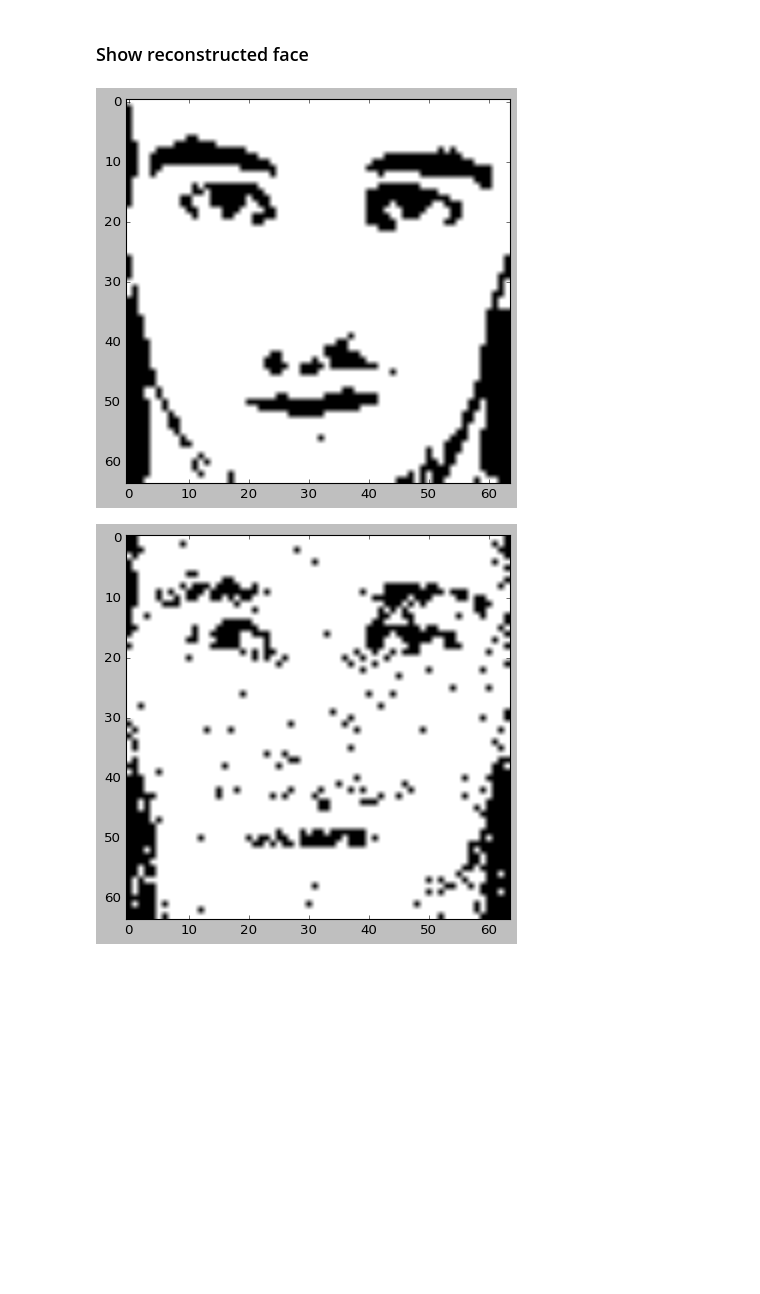
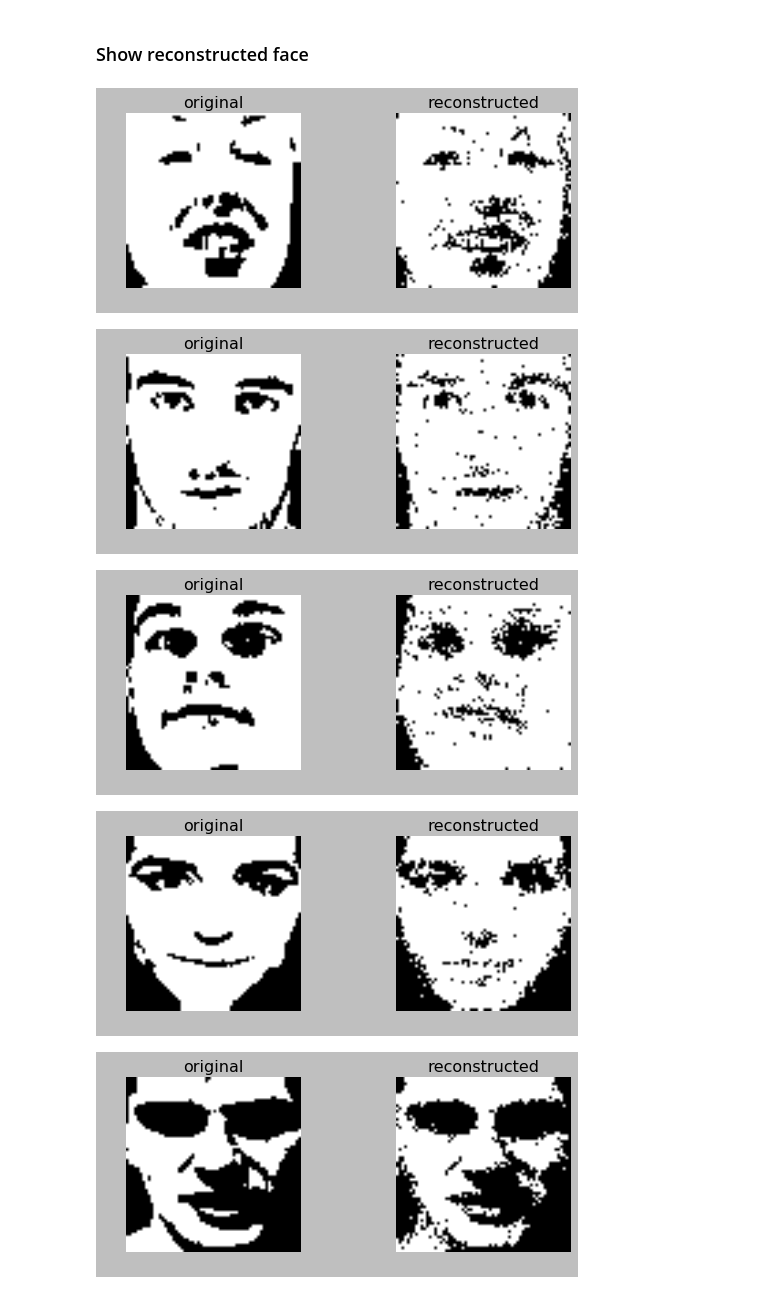
Before and after one commit to lambdaofgod/examples-counterexamples, a Jupyter notebook: notebooks/neural_nets/RBM_Keras.ipynb, the cells around one changed output. Saved outputs shown, nothing was run; the diff lists cells and outputs as text; code cells hidden in the pictures; blank space fills up the shorter version.

```diff
--- a/notebooks/neural_nets/RBM_Keras.ipynb
+++ b/notebooks/neural_nets/RBM_Keras.ipynb
@@ -146,7 +143,7 @@ print(K.eval(W_in))
 minibatch_size = 64
 n_epochs = 1000
 
-for __ in range(n_epochs):
+for __ in tqdm(range(n_epochs)):
   for i in range(X_train.shape[0] // minibatch_size):
     minibatch = X_train[i * minibatch_size:(i+1) * minibatch_size]
     train_op([minibatch])
@@ -186,14 +183,23 @@ sample_visible_from_hidden = K.function(
 # %% [markdown]
 ### Show reconstructed face
 # %%
-i = 1
+for i in range(5):
+  test_face = X_test[i].reshape(64, 64)
+  reconstructed_face = sampled_visible[i].reshape(64, 64)
 
-plt.imshow(X_test[i].reshape(64, 64), cmap='gray')
-plt.title('original')
-plt.show()
-plt.imshow(sampled_visible[i].reshape(64, 64), cmap='gray')
-plt.title('reconstructed')
-plt.show()
+  plt.figure(1)
+  plt.subplot(221)
+  plt.imshow(test_face, cmap='gray')
+  plt.title('original')
+  plt.axis('off')
+  plt.subplot(222)
+  plt.imshow(reconstructed_face, cmap='gray')
+  plt.title('reconstructed')
+  plt.axis('off')
+  plt.show()
 # %% [output]
-[figure, old version]
+[figure, new version]
-[figure, old version]
+[figure, new version]
+[figure, added]
+[figure, added]
+[figure, added]
```
Also changed, not shown: parts of 7 cells of this notebook.
